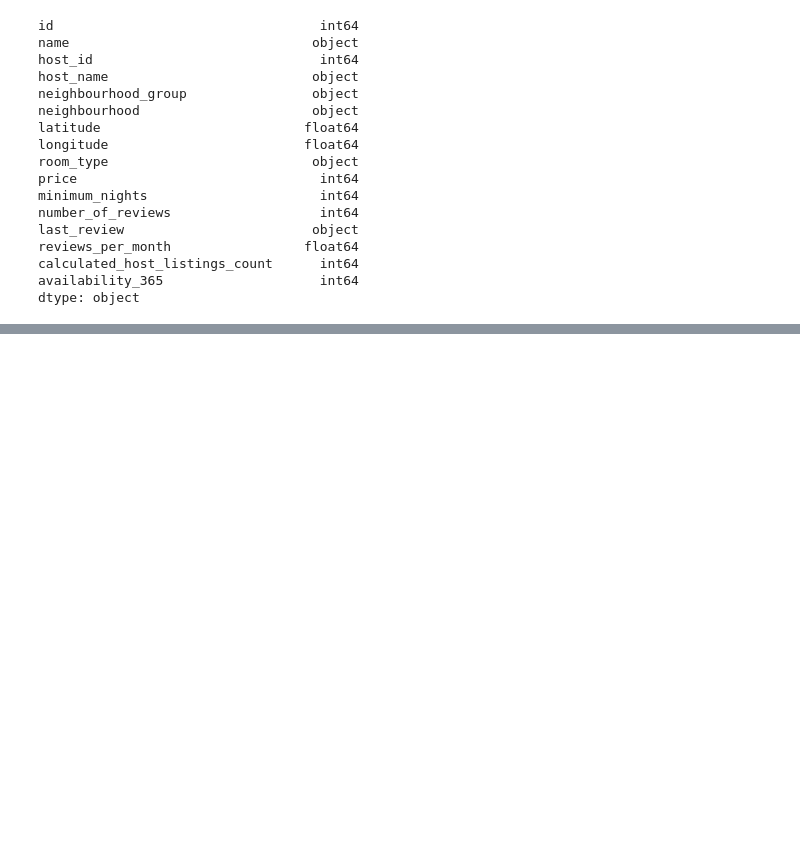
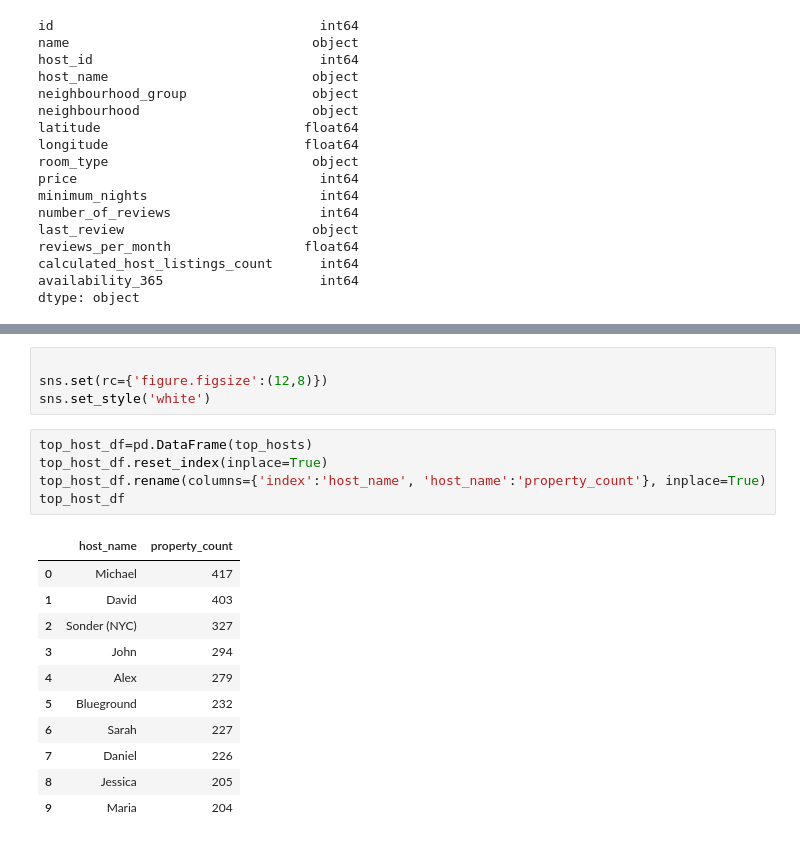
Before and after one commit to rajeshmore1/Capstone-Project-1, a Jupyter notebook: Rajesh_More_Copy_of_Team_4_Capstone_Project.ipynb, the cells around one changed output, grey strips where cells are left out. Cells and saved outputs as stored; diff of their text form; blank space fills up the shorter version.

```diff
--- a/Rajesh_More_Copy_of_Team_4_Capstone_Project.ipynb
+++ b/Rajesh_More_Copy_of_Team_4_Capstone_Project.ipynb
@@ -109,0 +207,21 @@ df.describe()
+# %%
+
+sns.set(rc={'figure.figsize':(12,8)})
+sns.set_style('white')
+# %%
+top_host_df=pd.DataFrame(top_hosts)
+top_host_df.reset_index(inplace=True)
+top_host_df.rename(columns={'index':'host_name', 'host_name':'property_count'}, inplace=True)
+top_host_df
+# %% [output]
+|  | host_name | property_count |
+| 0 | Michael | 417 |
+| 1 | David | 403 |
+| 2 | Sonder (NYC) | 327 |
+| 3 | John | 294 |
+| 4 | Alex | 279 |
+| 5 | Blueground | 232 |
+| 6 | Sarah | 227 |
+| 7 | Daniel | 226 |
+| 8 | Jessica | 205 |
+| 9 | Maria | 204 |
```
Also changed, not shown: parts of 12 cells of this notebook.
